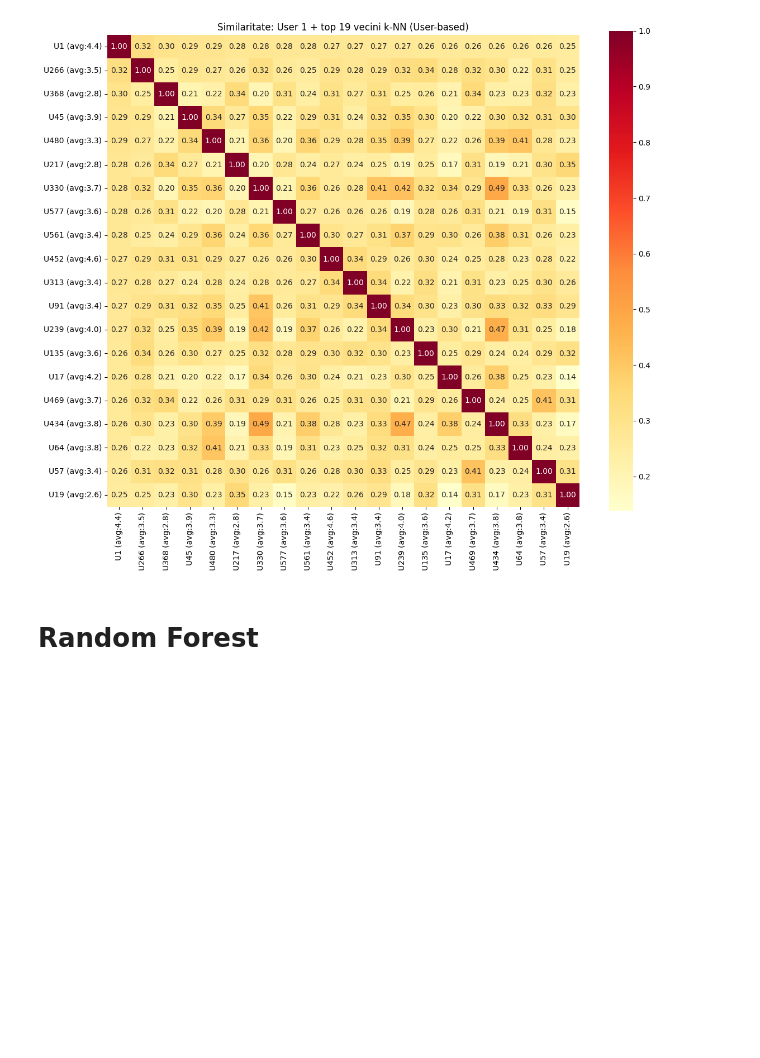
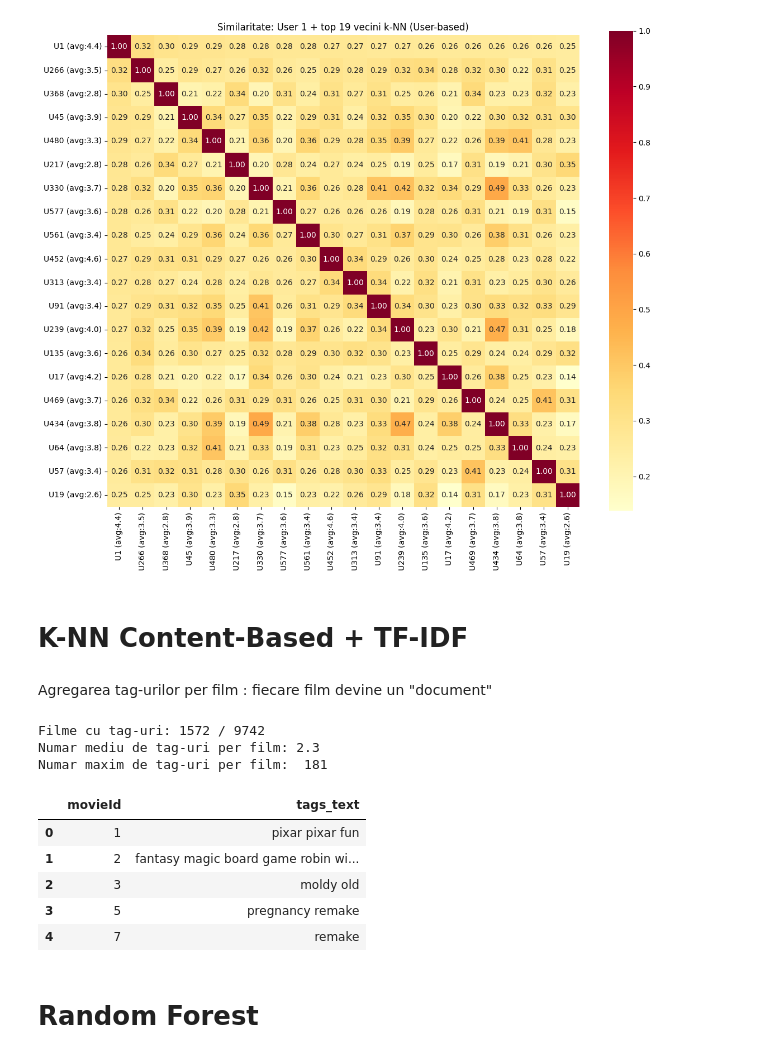
Before and after one commit to Alexandorel/ML-Product-Recommendation, a Jupyter notebook: src/python.ipynb, the cells around one changed output. Drawn from its saved outputs; the diff is of its cells as text; code cells hidden in the pictures; blank space fills up the shorter version.

Commit message:
K-NN Content Based: Agregarea tag-urilor per film, fiecare film devine document.

```diff
--- a/src/python.ipynb
+++ b/src/python.ipynb
@@ -654,6 +654,28 @@ plt.tight_layout()
 plt.show()
 # %% [output]
 [figure]
+# %% [markdown]
+# K-NN Content-Based + TF-IDF
+# %% [markdown]
+Agregarea tag-urilor per film : fiecare film devine un "document"
+# %%
+movie_tags = tags.groupby('movieId')['tag'].apply(lambda x: ' '.join(x)).reset_index()
+movie_tags.columns = ['movieId', 'tags_text']
+
+print(f"Filme cu tag-uri: {movie_tags.shape[0]} / {movies.shape[0]}")
+print(f"Numar mediu de tag-uri per film: {tags.groupby('movieId').size().mean():.1f}")
+print(f"Numar maxim de tag-uri per film:  {tags.groupby('movieId').size().max()}")
+display(movie_tags.head())
+# %% [output]
+Filme cu tag-uri: 1572 / 9742
+Numar mediu de tag-uri per film: 2.3
+Numar maxim de tag-uri per film:  181
+|  | movieId | tags_text |
+| 0 | 1 | pixar pixar fun |
+| 1 | 2 | fantasy magic board game robin wi... |
+| 2 | 3 | moldy old |
+| 3 | 5 | pregnancy remake |
+| 4 | 7 | remake |
 # %% [markdown]
 # Random Forest
 # %% [markdown]
```
